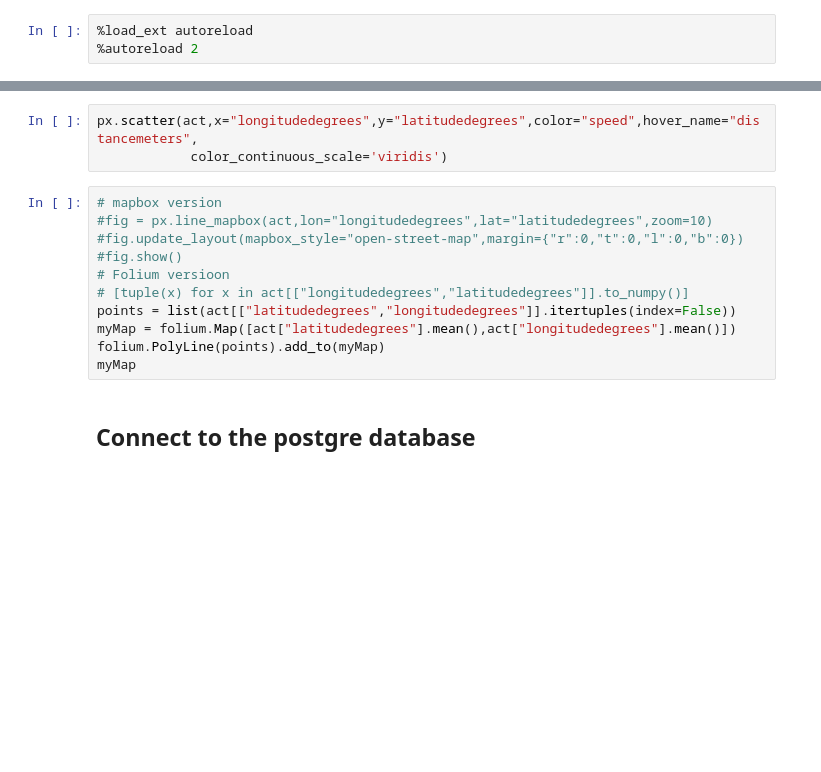
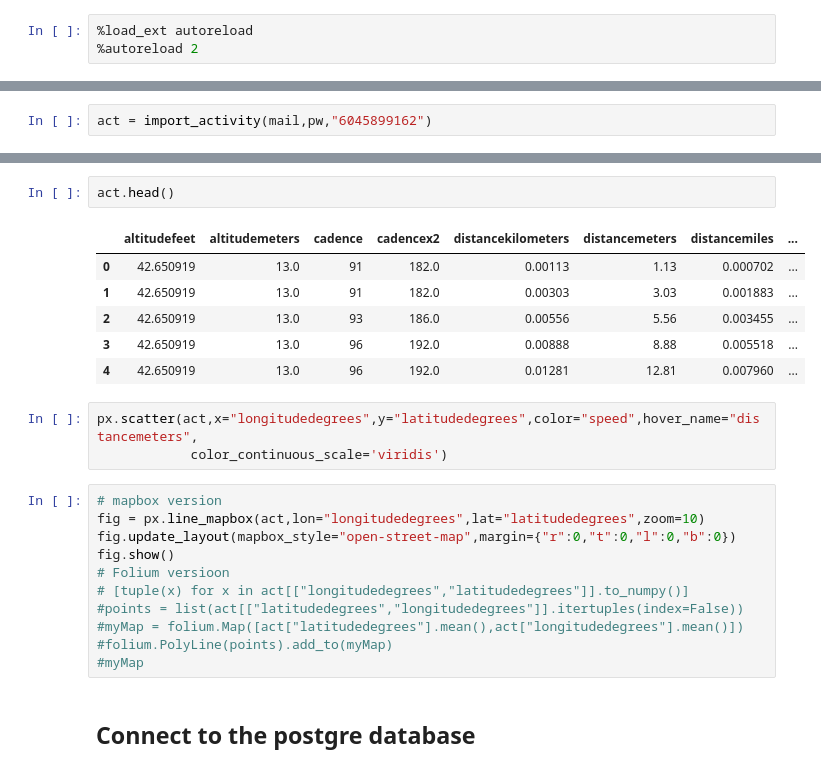
Before and after one commit to vivienroussez/sport_analysis, a Jupyter notebook: BoilerPlate.ipynb, the cells around one changed output, grey strips where cells are left out. Drawn from its saved outputs; the diff is of its cells as text; blank space fills up the shorter version.

```diff
--- a/BoilerPlate.ipynb
+++ b/BoilerPlate.ipynb
@@ -53 +48,3 @@ strength training            48
 Name: type, dtype: int64
+# %%
+act = import_activity(mail,pw,"6045899162")
@@ -54,17 +54,26 @@ Name: type, dtype: int64
+# %%
+act.head()
+# %% [output]
+|  | altitudefeet | altitudemeters | cadence | cadencex2 | distancekilometers | distancemeters | distancemiles | ... |
+| 0 | 42.650919 | 13.0 | 91 | 182.0 | 0.00113 | 1.13 | 0.000702 | ... |
+| 1 | 42.650919 | 13.0 | 91 | 182.0 | 0.00303 | 3.03 | 0.001883 | ... |
+| 2 | 42.650919 | 13.0 | 93 | 186.0 | 0.00556 | 5.56 | 0.003455 | ... |
+| 3 | 42.650919 | 13.0 | 96 | 192.0 | 0.00888 | 8.88 | 0.005518 | ... |
+| 4 | 42.650919 | 13.0 | 96 | 192.0 | 0.01281 | 12.81 | 0.007960 | ... |
 # %%
 px.scatter(act,x="longitudedegrees",y="latitudedegrees",color="speed",hover_name="distancemeters",
             color_continuous_scale='viridis')
 # %%
 # mapbox version
-#fig = px.line_mapbox(act,lon="longitudedegrees",lat="latitudedegrees",zoom=10)
-#fig.update_layout(mapbox_style="open-street-map",margin={"r":0,"t":0,"l":0,"b":0})
-#fig.show()
+fig = px.line_mapbox(act,lon="longitudedegrees",lat="latitudedegrees",zoom=10)
+fig.update_layout(mapbox_style="open-street-map",margin={"r":0,"t":0,"l":0,"b":0})
+fig.show()
 # Folium versioon
 # [tuple(x) for x in act[["longitudedegrees","latitudedegrees"]].to_numpy()]
-points = list(act[["latitudedegrees","longitudedegrees"]].itertuples(index=False))
-myMap = folium.Map([act["latitudedegrees"].mean(),act["longitudedegrees"].mean()])
-folium.PolyLine(points).add_to(myMap)
-myMap
+#points = list(act[["latitudedegrees","longitudedegrees"]].itertuples(index=False))
+#myMap = folium.Map([act["latitudedegrees"].mean(),act["longitudedegrees"].mean()])
+#folium.PolyLine(points).add_to(myMap)
+#myMap
 # %% [markdown]
 ## Connect to the postgre database
 # %%
```
Also changed, not shown: parts of 10 cells of this notebook.
